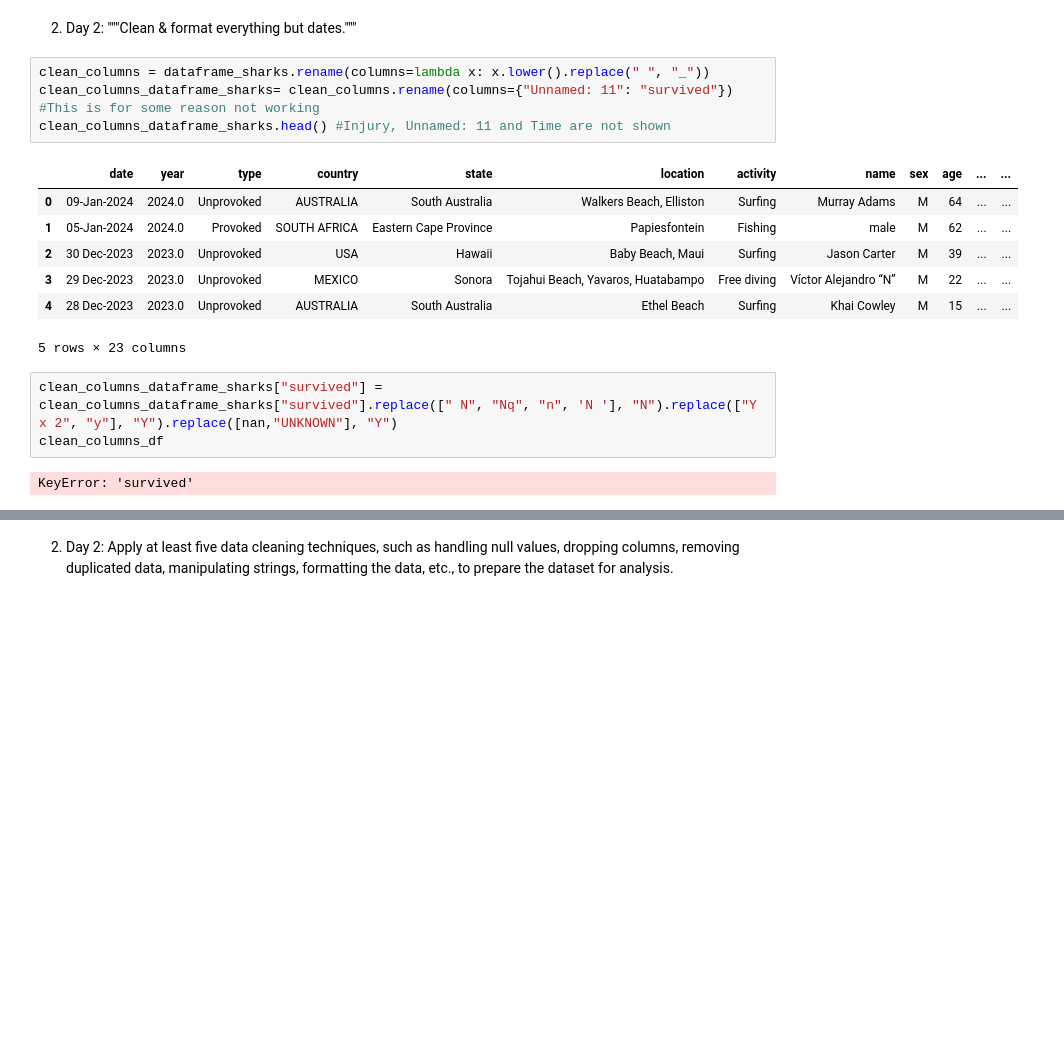
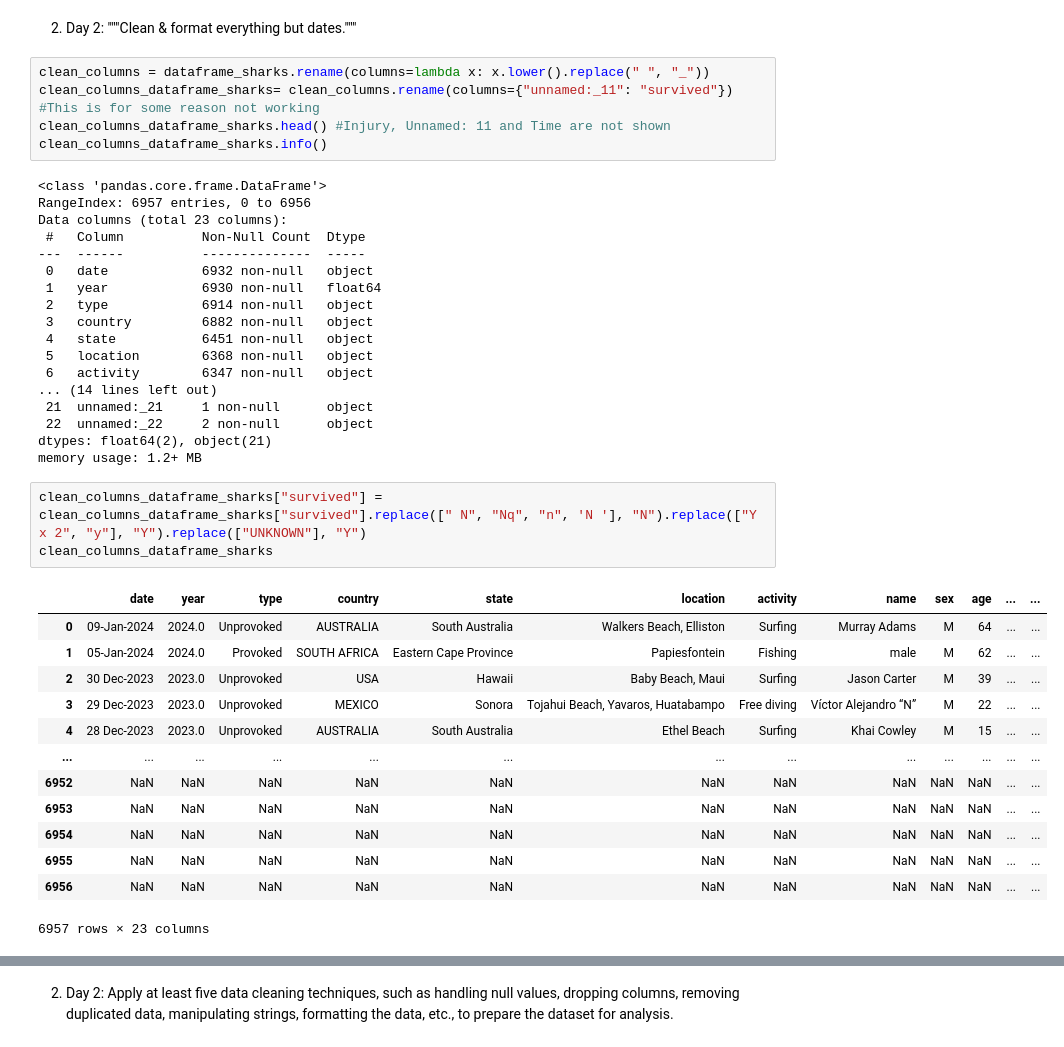
Before and after one commit to MiriinD/GitHub_Ironhack, a Jupyter notebook: Week 2/Quest_SharkAttacks.ipynb, the cells around one changed output, grey strips where cells are left out. Drawn from its saved outputs; the diff is of its cells as text; blank space fills up the shorter version.

```diff
--- a/Week 2/Quest_SharkAttacks.ipynb
+++ b/Week 2/Quest_SharkAttacks.ipynb
@@ -152,20 +152,43 @@ dtype: int64
 2. Day 2: """Clean & format everything but dates."""
 # %%
 clean_columns = dataframe_sharks.rename(columns=lambda x: x.lower().replace(" ", "_"))
-clean_columns_dataframe_sharks= clean_columns.rename(columns={"Unnamed: 11": "survived"}) #This is for some reason not working
+clean_columns_dataframe_sharks= clean_columns.rename(columns={"unnamed:_11": "survived"}) #This is for some reason not working
 clean_columns_dataframe_sharks.head() #Injury, Unnamed: 11 and Time are not shown
+clean_columns_dataframe_sharks.info()
 # %% [output]
-|  | date | year | type | country | state | location | activity | name | sex | age | ... | ... |
-| 0 | 09-Jan-2024 | 2024.0 | Unprovoked | AUSTRALIA | South Australia | Walkers Beach, Elliston | Surfing | Murray Adams | M | 64 | ... | ... |
-| 1 | 05-Jan-2024 | 2024.0 | Provoked | SOUTH AFRICA | Eastern Cape Province | Papiesfontein | Fishing | male | M | 62 | ... | ... |
-| 2 | 30 Dec-2023 | 2023.0 | Unprovoked | USA | Hawaii | Baby Beach, Maui | Surfing | Jason Carter | M | 39 | ... | ... |
-| 3 | 29 Dec-2023 | 2023.0 | Unprovoked | MEXICO | Sonora | Tojahui Beach, Yavaros, Huatabampo | Free diving | Víctor Alejandro “N” | M | 22 | ... | ... |
-| 4 | 28 Dec-2023 | 2023.0 | Unprovoked | AUSTRALIA | South Australia | Ethel Beach | Surfing | Khai Cowley | M | 15 | ... | ... |
-5 rows × 23 columns
+<class 'pandas.core.frame.DataFrame'>
+RangeIndex: 6957 entries, 0 to 6956
+Data columns (total 23 columns):
+ #   Column          Non-Null Count  Dtype
+---  ------          --------------  -----
+ 0   date            6932 non-null   object
+ 1   year            6930 non-null   float64
+ 2   type            6914 non-null   object
+ 3   country         6882 non-null   object
+ 4   state           6451 non-null   object
+ 5   location        6368 non-null   object
+ 6   activity        6347 non-null   object
+... (14 lines left out)
+ 21  unnamed:_21     1 non-null      object
+ 22  unnamed:_22     2 non-null      object
+dtypes: float64(2), object(21)
+memory usage: 1.2+ MB
 # %%
-clean_columns_dataframe_sharks["survived"] = clean_columns_dataframe_sharks["survived"].replace([" N", "Nq", "n", 'N '], "N").replace(["Y x 2", "y"], "Y").replace([nan,"UNKNOWN"], "Y")
-clean_columns_df
+clean_columns_dataframe_sharks["survived"] = clean_columns_dataframe_sharks["survived"].replace([" N", "Nq", "n", 'N '], "N").replace(["Y x 2", "y"], "Y").replace(["UNKNOWN"], "Y")
+clean_columns_dataframe_sharks
 # %% [output]
+|  | date | year | type | country | state | location | activity | name | sex | age | ... | ... |
+| 0 | 09-Jan-2024 | 2024.0 | Unprovoked | AUSTRALIA | South Australia | Walkers Beach, Elliston | Surfing | Murray Adams | M | 64 | ... | ... |
+| 1 | 05-Jan-2024 | 2024.0 | Provoked | SOUTH AFRICA | Eastern Cape Province | Papiesfontein | Fishing | male | M | 62 | ... | ... |
+| 2 | 30 Dec-2023 | 2023.0 | Unprovoked | USA | Hawaii | Baby Beach, Maui | Surfing | Jason Carter | M | 39 | ... | ... |
+| 3 | 29 Dec-2023 | 2023.0 | Unprovoked | MEXICO | Sonora | Tojahui Beach, Yavaros, Huatabampo | Free diving | Víctor Alejandro “N” | M | 22 | ... | ... |
+| 4 | 28 Dec-2023 | 2023.0 | Unprovoked | AUSTRALIA | South Australia | Ethel Beach | Surfing | Khai Cowley | M | 15 | ... | ... |
+| ... | ... | ... | ... | ... | ... | ... | ... | ... | ... | ... | ... | ... |
+| 6952 | NaN | NaN | NaN | NaN | NaN | NaN | NaN | NaN | NaN | NaN | ... | ... |
+| 6953 | NaN | NaN | NaN | NaN | NaN | NaN | NaN | NaN | NaN | NaN | ... | ... |
+| 6954 | NaN | NaN | NaN | NaN | NaN | NaN | NaN | NaN | NaN | NaN | ... | ... |
+| 6955 | NaN | NaN | NaN | NaN | NaN | NaN | NaN | NaN | NaN | NaN | ... | ... |
+| 6956 | NaN | NaN | NaN | NaN | NaN | NaN | NaN | NaN | NaN | NaN | ... | ... |
-KeyError: 'survived'
+6957 rows × 23 columns
 # %%
 array(['N', 'Y', 'M', nan, 'F', 'n', 'Nq', 'UNKNOWN', 2017, 'Y x 2', ' N',
```
Also changed, not shown: parts of 1 cell of this notebook, 6 other files.
